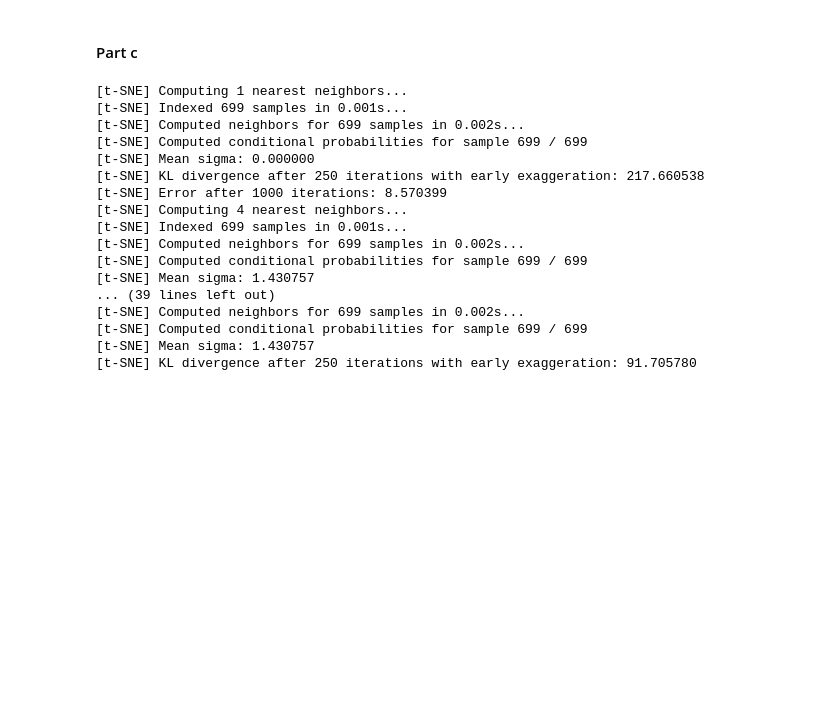
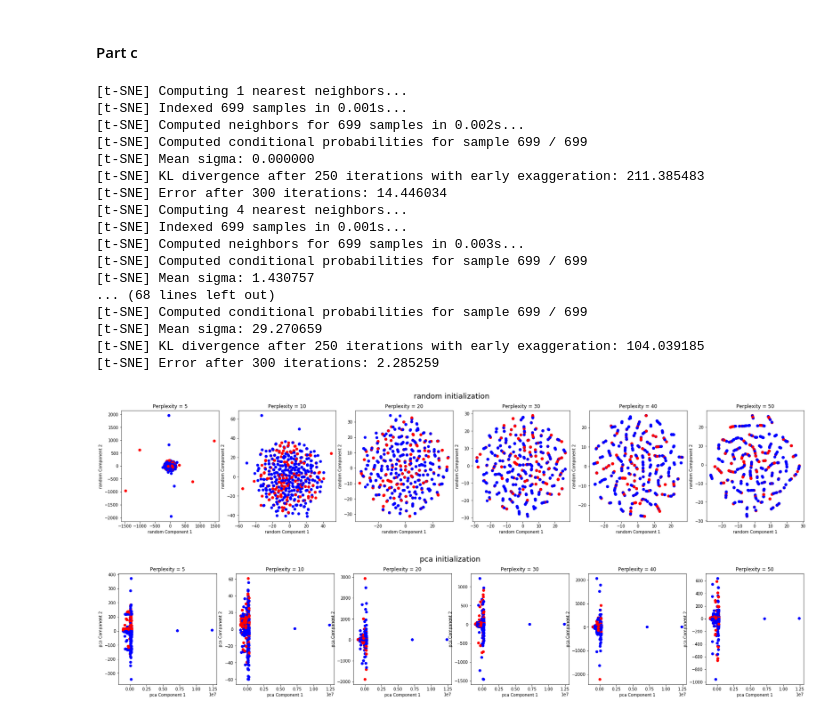
Before and after one commit to brucetony/VisComp, a Jupyter notebook: vclsi-3-Schultz-Ibarra.ipynb, the cells around one changed output. Cells and saved outputs as stored; diff of their text form; code cells hidden in the pictures; blank space fills up the shorter version.

Commit message:
Fix small graph problems, groups still not separating

```diff
--- a/vclsi-3-Schultz-Ibarra.ipynb
+++ b/vclsi-3-Schultz-Ibarra.ipynb
@@ -84,7 +84,7 @@ Based on these two plots, I would say that ISOMAP would be a better choice since
 bc_data = pd.read_excel('breast-cancer-wisconsin.xlsx').apply(ibm, axis=0)
 
 # Run t-SNE
-def tsne_reduction(pandas_data, n_comps=2, verb=1, perp=30, num_iter=1000, initial="random"):
+def tsne_reduction(pandas_data, n_comps=2, verb=1, perp=30, num_iter=300, initial="random"):
     tsne = TSNE(n_components = n_comps, verbose = verb, perplexity = perp, n_iter=num_iter, init=initial)
     tsne_results = tsne.fit_transform(pandas_data.values)
     col_list = ["Component {}".format(i) for i in range(1, n_comps+1)]
@@ -97,41 +97,43 @@ initiate = ['random', 'pca']
 # Generate new pandas table for our results and random permutation
 bc_data_tsne = bc_data.copy()
 colors = ["blue" if row is 2 else "red" for row in list(bc_data['class'])]
 labels = ["benign" if row is 2 else "malignant" for row in list(bc_data['class'])]
 bc_data_tsne['colors'] = colors
 bc_data_tsne['labels'] = labels
 
 # Iterate over perplexities and generate subplots
 for j in range(len(initiate)):
     # Create initial figure
     fig, ax = plt.subplots(1, len(perplexities), figsize=(30, 5))
     for i in range(len(perplexities)):
         tsne_comps = tsne_reduction(bc_data, perp=i, initial=initiate[j])
         bc_data_tsne['{}_Perp{}_Component 1'.format(initiate[j], perplexities[i])] = tsne_comps['Component 1']
         bc_data_tsne['{}_Perp{}_Component 2'.format(initiate[j], perplexities[i])] = tsne_comps['Component 2']
         ax[i].set_title("Perplexity = {}".format(perplexities[i]))
         ax[i].scatter(bc_data_tsne['{}_Perp{}_Component 1'.format(initiate[j], perplexities[i])], \
                       bc_data_tsne['{}_Perp{}_Component 2'.format(initiate[j], perplexities[i])]\
                       , color=colors, label=labels)
-    #ax[0].legend(bbox_to_anchor=(-0.2, 1.0))
-    fig.suptitle("{} initialization".format(initiate[j]), x=0.5, y=1.2, fontsize=14)
-plt.xlabel("{} Component 1".format(initiate[j]))
-plt.ylabel("{} Component 2".format(initiate[j]))
+        ax[i].set_xlabel("{} Component 1".format(initiate[j]))
+        if i == 0:
+            ax[i].set_ylabel("{} Component 2".format(initiate[j]))
+    fig.suptitle("{} initialization".format(initiate[j]), x=0.5, y=1.0, fontsize=18)
 # %% [output]
 [t-SNE] Computing 1 nearest neighbors...
 [t-SNE] Indexed 699 samples in 0.001s...
 [t-SNE] Computed neighbors for 699 samples in 0.002s...
 [t-SNE] Computed conditional probabilities for sample 699 / 699
 [t-SNE] Mean sigma: 0.000000
-[t-SNE] KL divergence after 250 iterations with early exaggeration: 217.660538
-[t-SNE] Error after 1000 iterations: 8.570399
+[t-SNE] KL divergence after 250 iterations with early exaggeration: 211.385483
+[t-SNE] Error after 300 iterations: 14.446034
 [t-SNE] Computing 4 nearest neighbors...
 [t-SNE] Indexed 699 samples in 0.001s...
-[t-SNE] Computed neighbors for 699 samples in 0.002s...
+[t-SNE] Computed neighbors for 699 samples in 0.003s...
 [t-SNE] Computed conditional probabilities for sample 699 / 699
 [t-SNE] Mean sigma: 1.430757
-... (39 lines left out)
-[t-SNE] Computed neighbors for 699 samples in 0.002s...
+... (68 lines left out)
 [t-SNE] Computed conditional probabilities for sample 699 / 699
-[t-SNE] Mean sigma: 1.430757
-[t-SNE] KL divergence after 250 iterations with early exaggeration: 91.705780
+[t-SNE] Mean sigma: 29.270659
+[t-SNE] KL divergence after 250 iterations with early exaggeration: 104.039185
+[t-SNE] Error after 300 iterations: 2.285259
+[figure, added]
+[figure, added]
```
Also changed, not shown: 1 other file.
